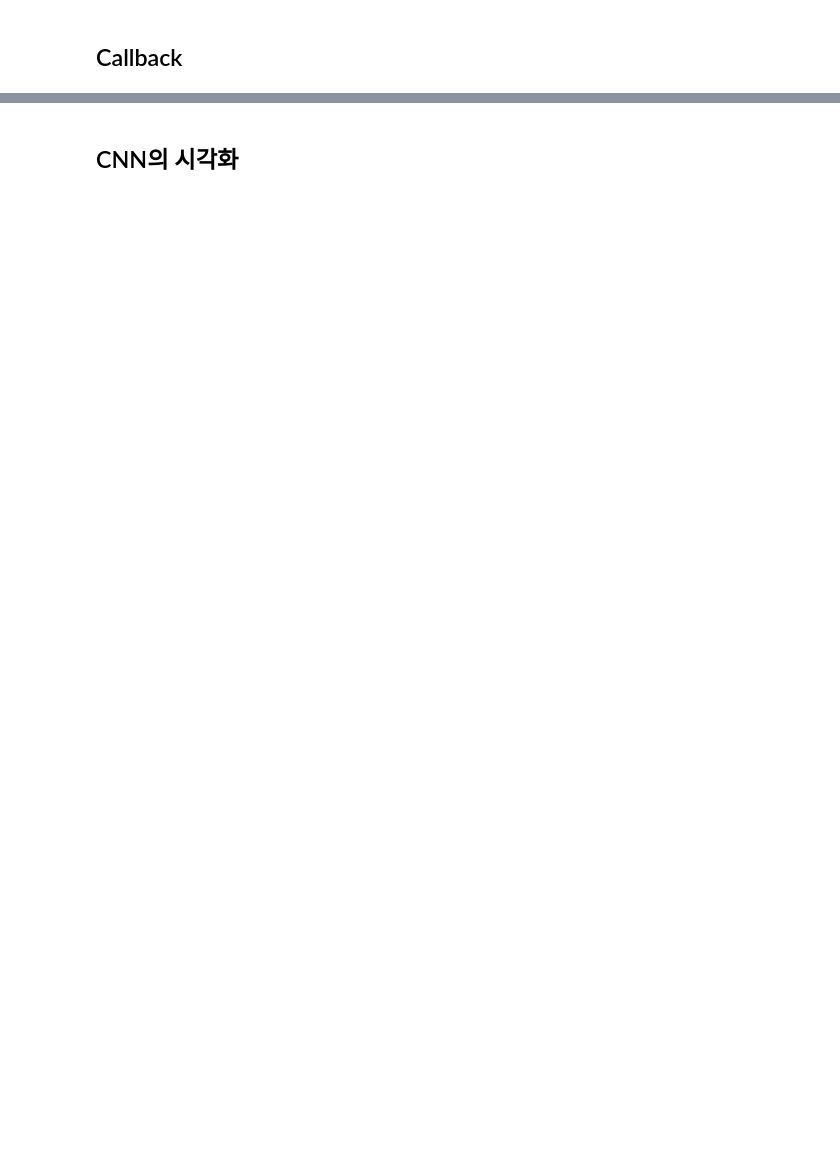
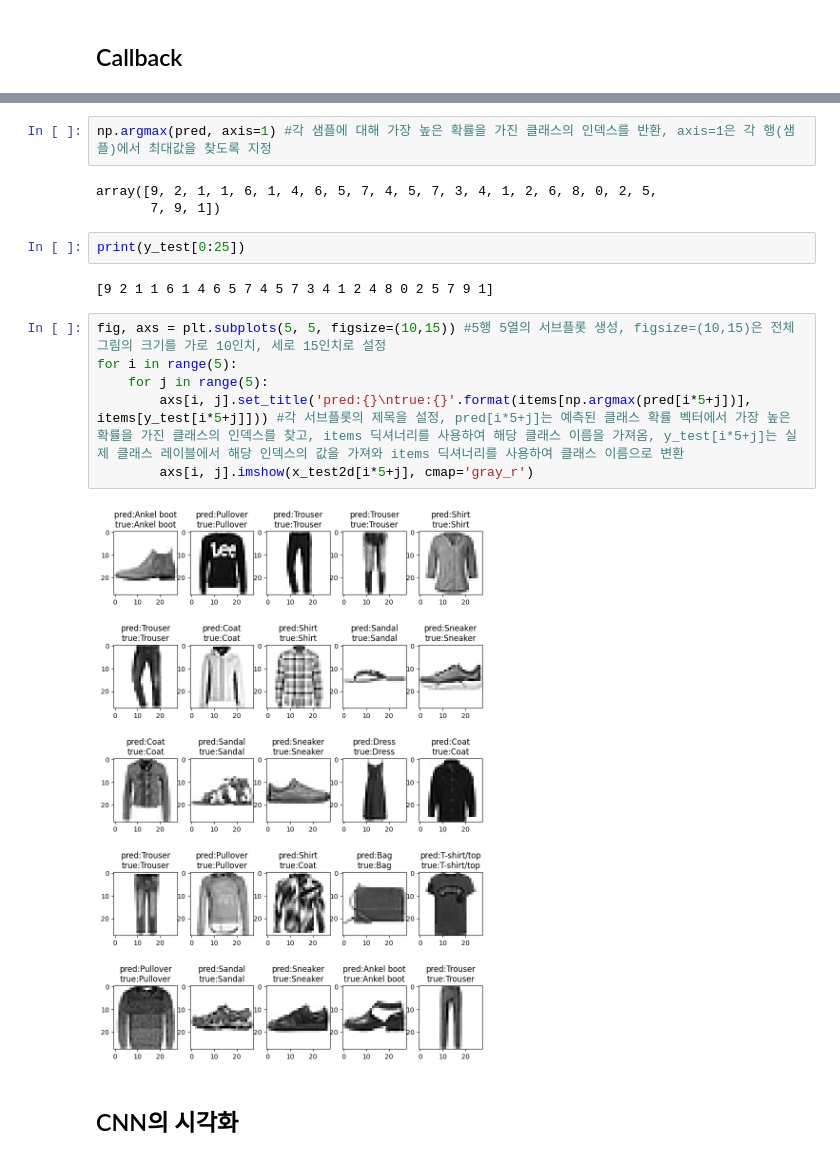
Before and after one commit to 2seorin-lab/ml_basic, a Jupyter notebook: 8_fashion_mnist_ cnn.ipynb, the cells around one changed output, grey strips where cells are left out. Saved outputs shown, nothing was run; the diff lists cells and outputs as text; blank space fills up the shorter version.

```diff
--- a/8_fashion_mnist_ cnn.ipynb
+++ b/8_fashion_mnist_ cnn.ipynb
@@ -176,2 +347,19 @@ print(np.round(pred, decimals=3))
+# %%
+np.argmax(pred, axis=1) #각 샘플에 대해 가장 높은 확률을 가진 클래스의 인덱스를 반환, axis=1은 각 행(샘플)에서 최대값을 찾도록 지정
+# %% [output]
+array([9, 2, 1, 1, 6, 1, 4, 6, 5, 7, 4, 5, 7, 3, 4, 1, 2, 6, 8, 0, 2, 5,
+       7, 9, 1])
+# %%
+print(y_test[0:25])
+# %% [output]
+[9 2 1 1 6 1 4 6 5 7 4 5 7 3 4 1 2 4 8 0 2 5 7 9 1]
+# %%
+fig, axs = plt.subplots(5, 5, figsize=(10,15)) #5행 5열의 서브플롯 생성, figsize=(10,15)은 전체 그림의 크기를 가로 10인치, 세로 15인치로 설정
+for i in range(5):
+    for j in range(5):
+        axs[i, j].set_title('pred:{}\ntrue:{}'.format(items[np.argmax(pred[i*5+j])], items[y_test[i*5+j]])) #각 서브플롯의 제목을 설정, pred[i*5+j]는 예측된 클래스 확률 벡터에서 가장 높은 확률을 가진 클래스의 인덱스를 찾고, items 딕셔너리를 사용하여 해당 클래스 이름을 가져옴, y_test[i*5+j]는 실제 클래스 레이블에서 해당 인덱스의 값을 가져와 items 딕셔너리를 사용하여 클래스 이름으로 변환
+        axs[i, j].imshow(x_test2d[i*5+j], cmap='gray_r')
+# %% [output]
+[figure, added]
 # %% [markdown]
 ## CNN의 시각화
```
Also changed, not shown: parts of 41 cells of this notebook.
